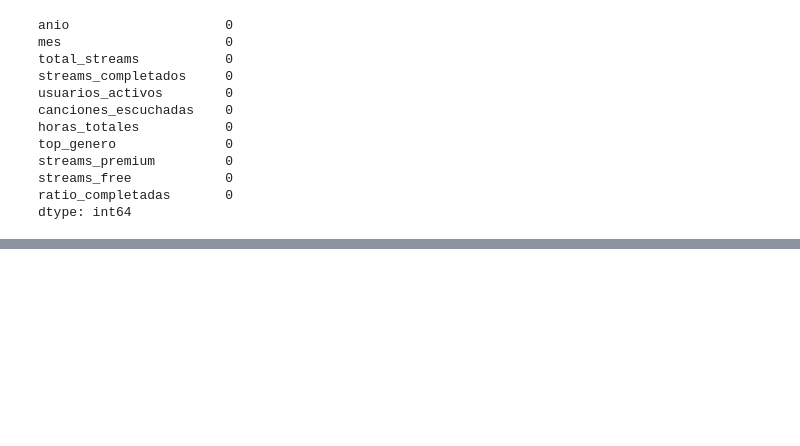
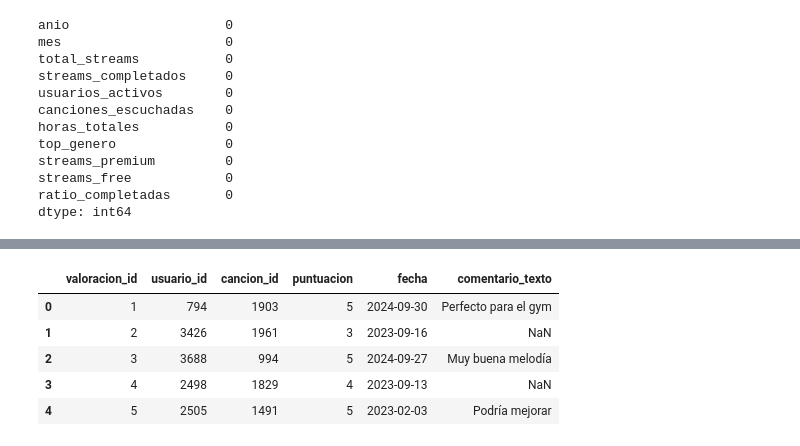
Before and after one commit to MetalMaxALIZ/Proyecto_Data_Wizards, a Jupyter notebook: main.ipynb, the cells around one changed output, grey strips where cells are left out. Cells and saved outputs as stored; diff of their text form; code cells hidden in the pictures; blank space fills up the shorter version.

```diff
--- a/main.ipynb
+++ b/main.ipynb
@@ -499,0 +1201,9 @@ dtype: int64
+# %%
+valoraciones.head()
+# %% [output]
+|  | valoracion_id | usuario_id | cancion_id | puntuacion | fecha | comentario_texto |
+| 0 | 1 | 794 | 1903 | 5 | 2024-09-30 | Perfecto para el gym |
+| 1 | 2 | 3426 | 1961 | 3 | 2023-09-16 | NaN |
+| 2 | 3 | 3688 | 994 | 5 | 2024-09-27 | Muy buena melodía |
+| 3 | 4 | 2498 | 1829 | 4 | 2023-09-13 | NaN |
+| 4 | 5 | 2505 | 1491 | 5 | 2023-02-03 | Podría mejorar |
```
Also changed, not shown: parts of 85 cells of this notebook, 10 other files.
